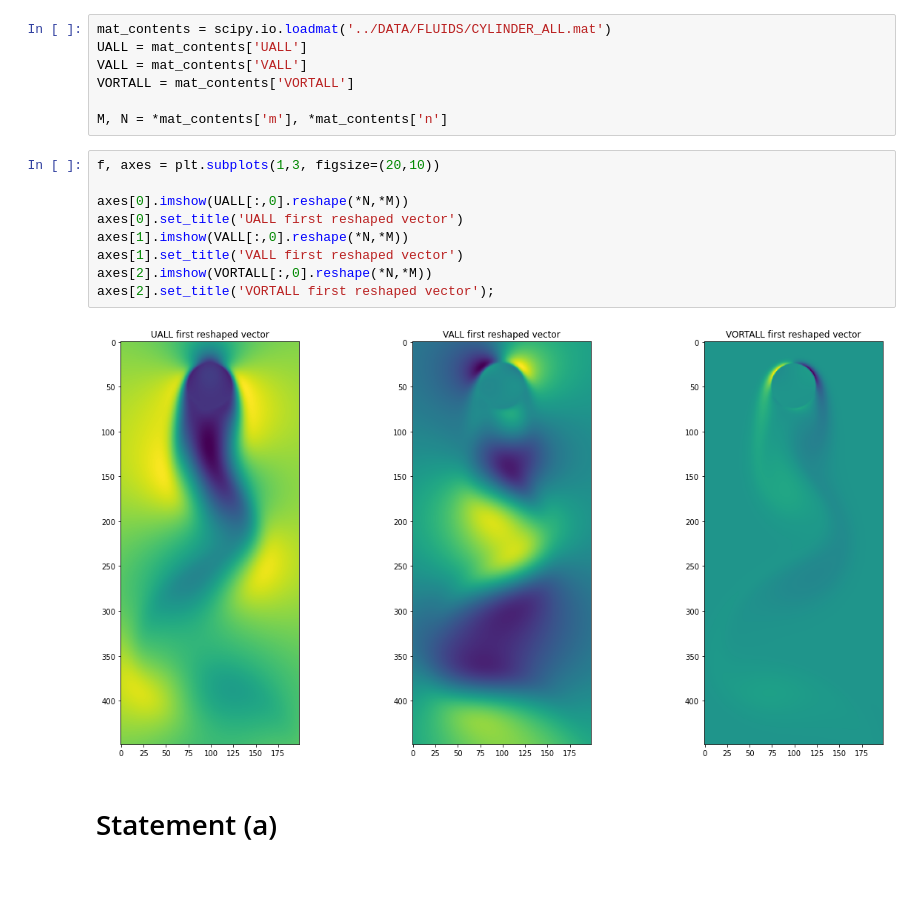
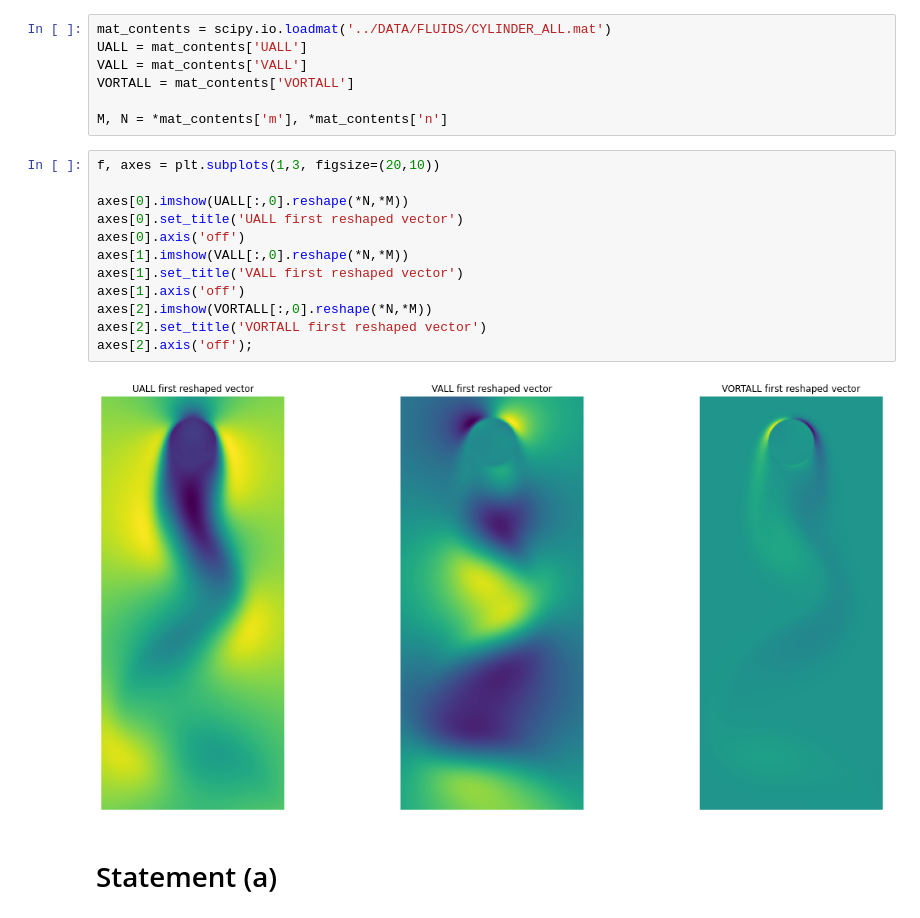
Before and after one commit to Saizt/UH-Pattern-Recognition, a Jupyter notebook: Ex 7/Ex7.ipynb, the cells around one changed output. Drawn from its saved outputs; the diff is of its cells as text; blank space fills up the shorter version.

```diff
--- a/Ex 7/Ex7.ipynb
+++ b/Ex 7/Ex7.ipynb
@@ -26,14 +28,17 @@ M, N = *mat_contents['m'], *mat_contents['n']
 # %%
 f, axes = plt.subplots(1,3, figsize=(20,10))
 
 axes[0].imshow(UALL[:,0].reshape(*N,*M))
 axes[0].set_title('UALL first reshaped vector')
+axes[0].axis('off')
 axes[1].imshow(VALL[:,0].reshape(*N,*M))
 axes[1].set_title('VALL first reshaped vector')
+axes[1].axis('off')
 axes[2].imshow(VORTALL[:,0].reshape(*N,*M))
-axes[2].set_title('VORTALL first reshaped vector');
+axes[2].set_title('VORTALL first reshaped vector')
+axes[2].axis('off');
 # %% [output]
-[figure, old version]
+[figure, new version]
 # %% [markdown]
 # Statement (a)
 # %%
```
Also changed, not shown: parts of 14 cells of this notebook.
